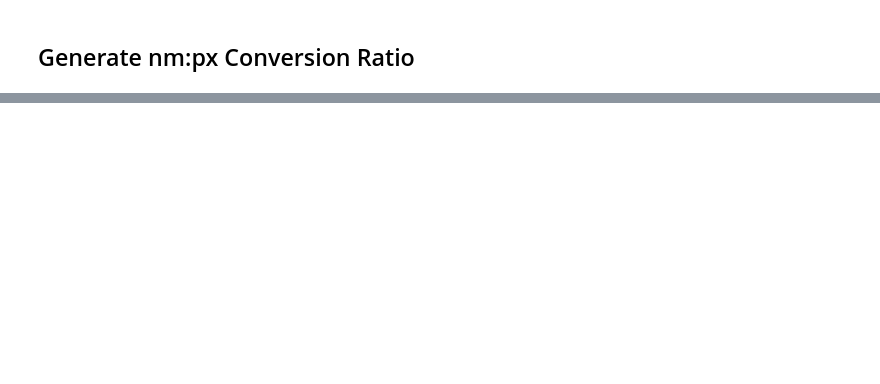
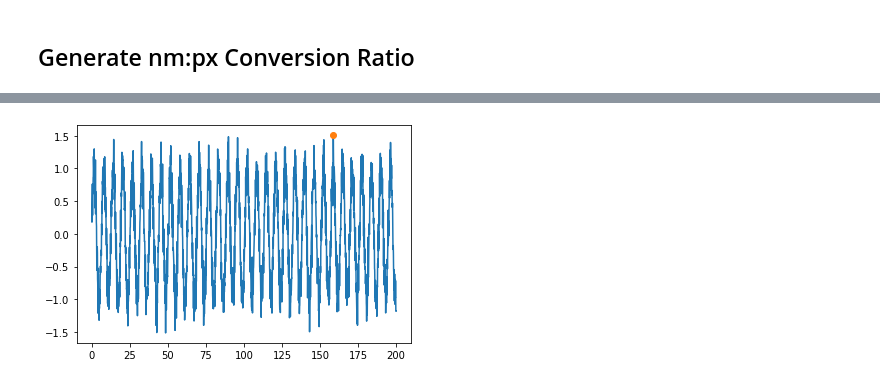
Before and after one commit to Ham0osh/Phys322W-OT, a Jupyter notebook: notebook.ipynb, the cells around one changed output, grey strips where cells are left out. Drawn from its saved outputs; the diff is of its cells as text; code cells hidden in the pictures; blank space fills up the shorter version.

Commit message:
improved the local max func

```diff
--- a/notebook.ipynb
+++ b/notebook.ipynb
@@ -24,3 +23,17 @@ np/px = 241.25 +/- 0.96 [nm/px]
+# %%
+np.random.seed(0)
+x = np.linspace(0,200,2001)
+noisy_sin = noise(np.sin, sigma = 0.2)
+y = noisy_sin(x)
+y2 = -5*x
+# y2[250] = 2000
+maxes, indexes = local_max(y, N = len(x))
+
+plt.plot(x,y)
+plt.plot(x[indexes], maxes, 'o')
+plt.show()
+# %% [output]
+[figure, added]
 # %% [markdown]
 <a style='text-decoration:none;line-height:16px;display:flex;color:#5B5B62;padding:10px;justify-content:end;' href='https://deepnote.com?utm_source=created-in-deepnote-cell&projectId=4bb45f9e-f9d7-4771-843d-2a6451217511' target="_blank">
 <img alt='Created in deepnote.com' style='display:inline;max-height:16px;margin:0px;margin-right:7.5px;' src='embedded-picture-1' > </img>
```
Also changed, not shown: parts of 2 cells of this notebook, 3 other files.
